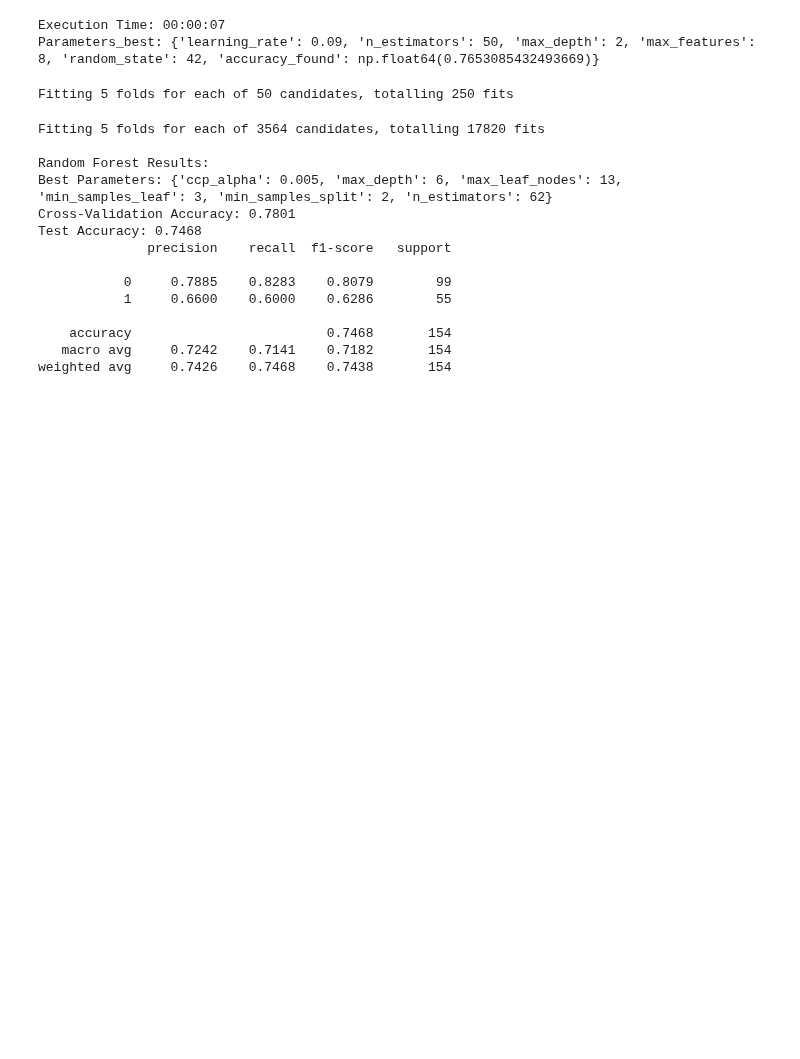
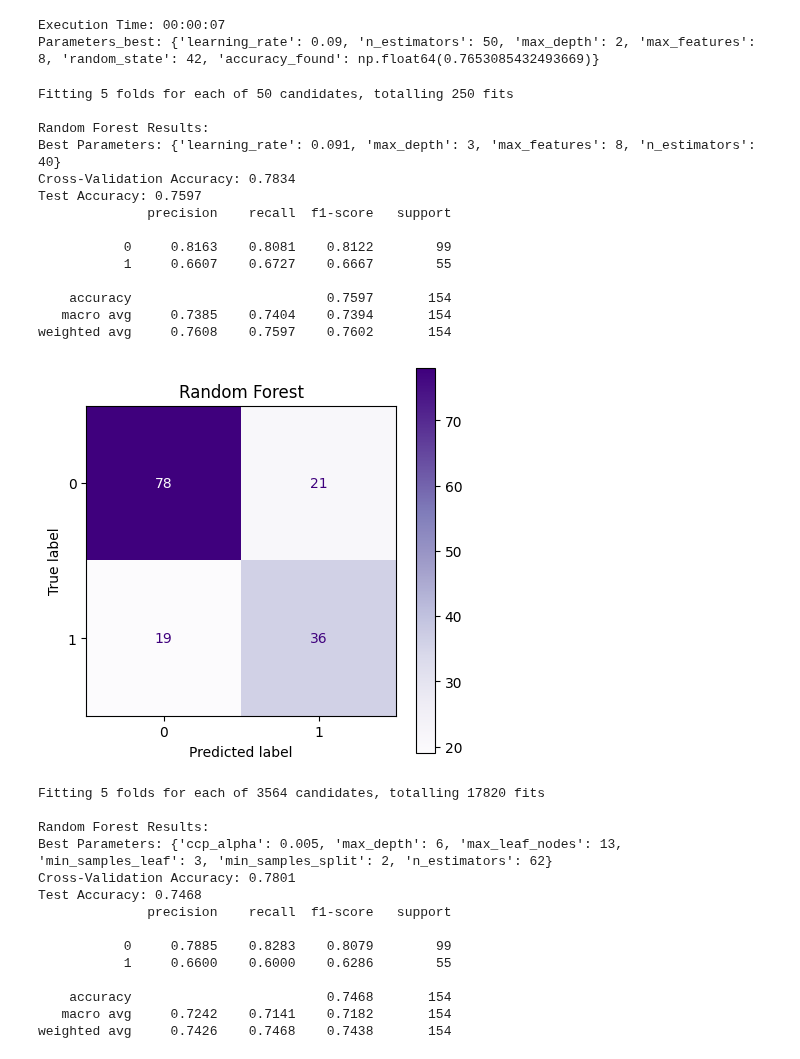
Before and after one commit to SergeyNelyapenkoBU/Module-3-Assignments, a Jupyter notebook: Homework_08.ipynb, the cells around one changed output. Saved outputs shown, nothing was run; the diff lists cells and outputs as text; code cells hidden in the pictures; blank space fills up the shorter version.

```diff
--- a/Homework_08.ipynb
+++ b/Homework_08.ipynb
@@ -591,35 +591,52 @@ param_grid_gb = {
     'max_features'            : [8]            # Number of features to consider when looking for best split. Can help reduce overfitting.
 }
 
 grid_gb = GridSearchCV(
     GradientBoostingClassifier(random_state=42),
     param_grid_gb,
     cv=5,
     scoring='accuracy',
     n_jobs=-1,
     verbose=2
 )
 
 grid_gb.fit(X_train, y_train)
 
 # Best Random Forest model
 best_gb = grid_gb.best_estimator_
 y_pred_gb = best_gb.predict(X_test)
 
+p3_mean_cv_scores = grid_gb.best_score_
+p3_test_accuracy = accuracy_score(y_test, y_pred_gb)
+
 # Print results
 print("\nRandom Forest Results:")
 print(f"Best Parameters: {grid_gb.best_params_}")
-print(f"Cross-Validation Accuracy: {grid_gb.best_score_:.4f}")
-print(f"Test Accuracy: {accuracy_score(y_test, y_pred_gb):.4f}")
+print(f"Cross-Validation Accuracy: {p3_mean_cv_scores:.4f}")
+print(f"Test Accuracy: {p3_test_accuracy:.4f}")
 print(classification_report(y_test, y_pred_gb,digits=4))
 
 # Fix confusion matrix plotting
 fig, ax = plt.subplots(figsize=(5, 5))
 ConfusionMatrixDisplay.from_estimator(best_rf, X_test, y_test, cmap='Purples', ax=ax)
 ax.set_title("Random Forest")
 plt.show()
 # %% [output]
 Fitting 5 folds for each of 50 candidates, totalling 250 fits
+
+Random Forest Results:
+Best Parameters: {'learning_rate': 0.091, 'max_depth': 3, 'max_features': 8, 'n_estimators': 40}
+Cross-Validation Accuracy: 0.7834
+Test Accuracy: 0.7597
+              precision    recall  f1-score   support
+
+           0     0.8163    0.8081    0.8122        99
+           1     0.6607    0.6727    0.6667        55
+
+    accuracy                         0.7597       154
+   macro avg     0.7385    0.7404    0.7394       154
+weighted avg     0.7608    0.7597    0.7602       154
+[figure, added]
 # %%
 param_grid_rf = {
     'n_estimators': list(range(40,150,10)),
```
Also changed, not shown: parts of 2 cells of this notebook.
